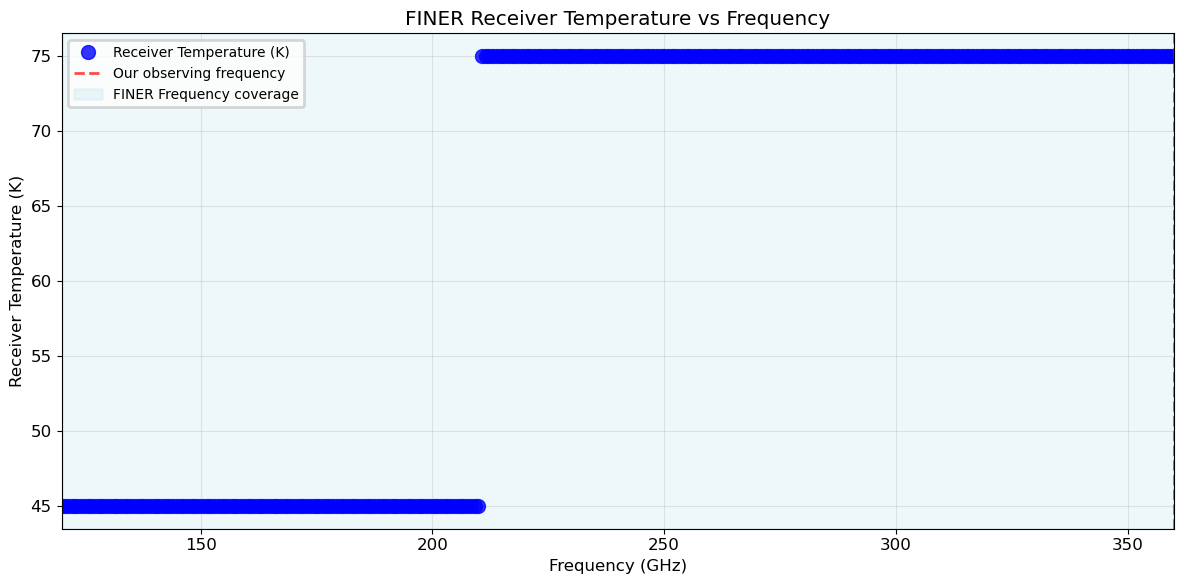
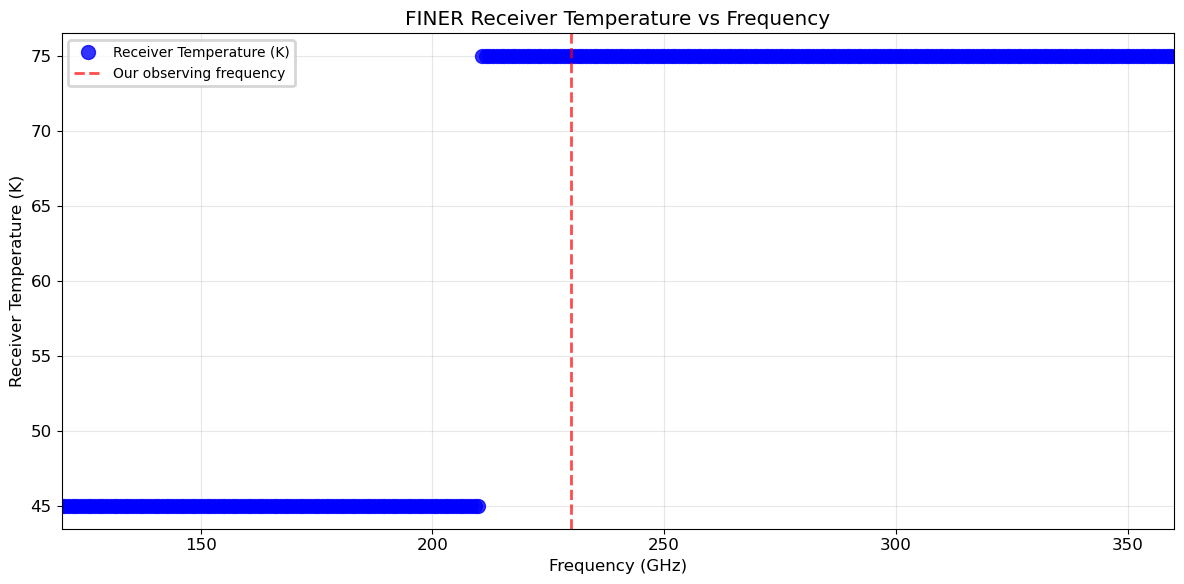
The change to this notebook cell's code, shown as a diff; its figure went from the first image to the second:
--- before
+++ after
@@ -4,11 +4,9 @@
 
 # Plot the receiver temperatures.
-fig, ax = plt.subplots(figsize=(12, 6))
+fig, ax = plt.subplots()
 ax.plot(valid_frequencies, [t.value for t in valid_t_rx], 'o',label = 'Receiver Temperature (K)', color='b', markersize=10, alpha=0.8)
 
 # label the plot
 ax.axvline(calculator.user_input.obs_freq.value, color='r', linestyle='--', alpha=0.7, label='Our observing frequency')
-#draw a box to highlight the operational frequencies of the FINER receiver
-ax.axvspan(frequencies[0],frequencies[-1], color='lightblue', alpha=0.2, label='FINER Frequency coverage')
 
 ax.legend()

Commit: Notebook updates based on feedback